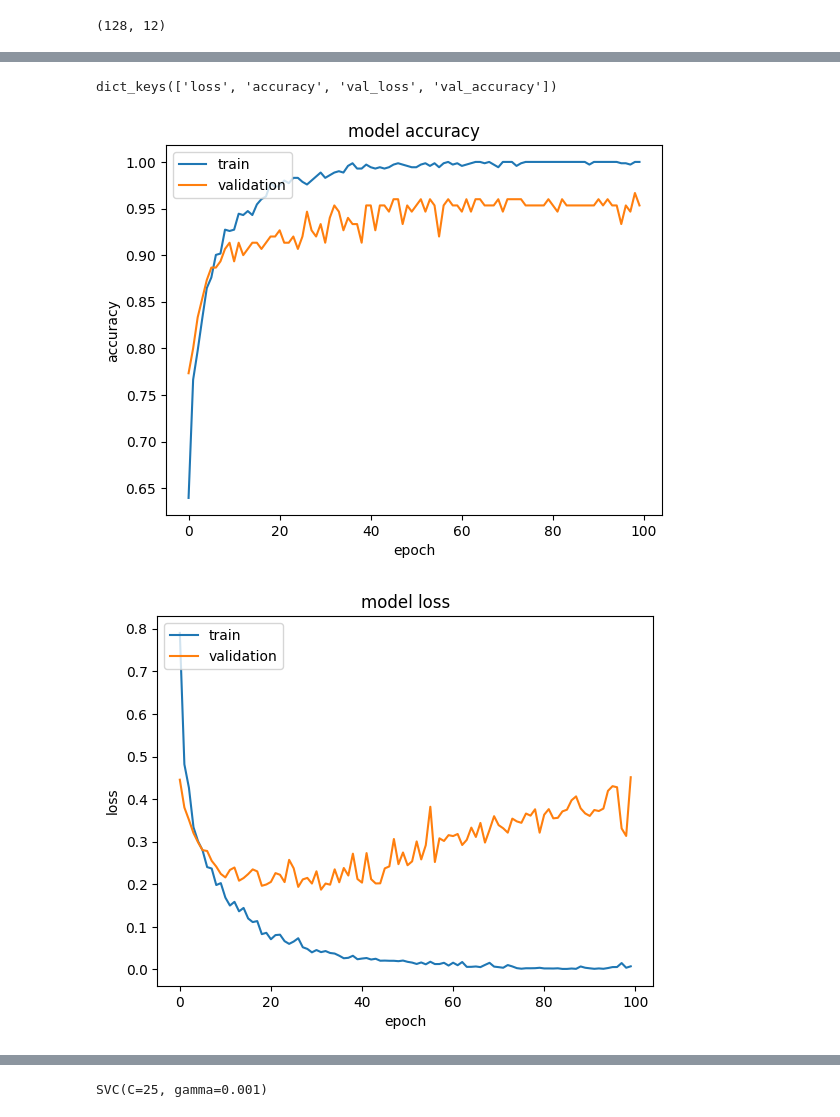
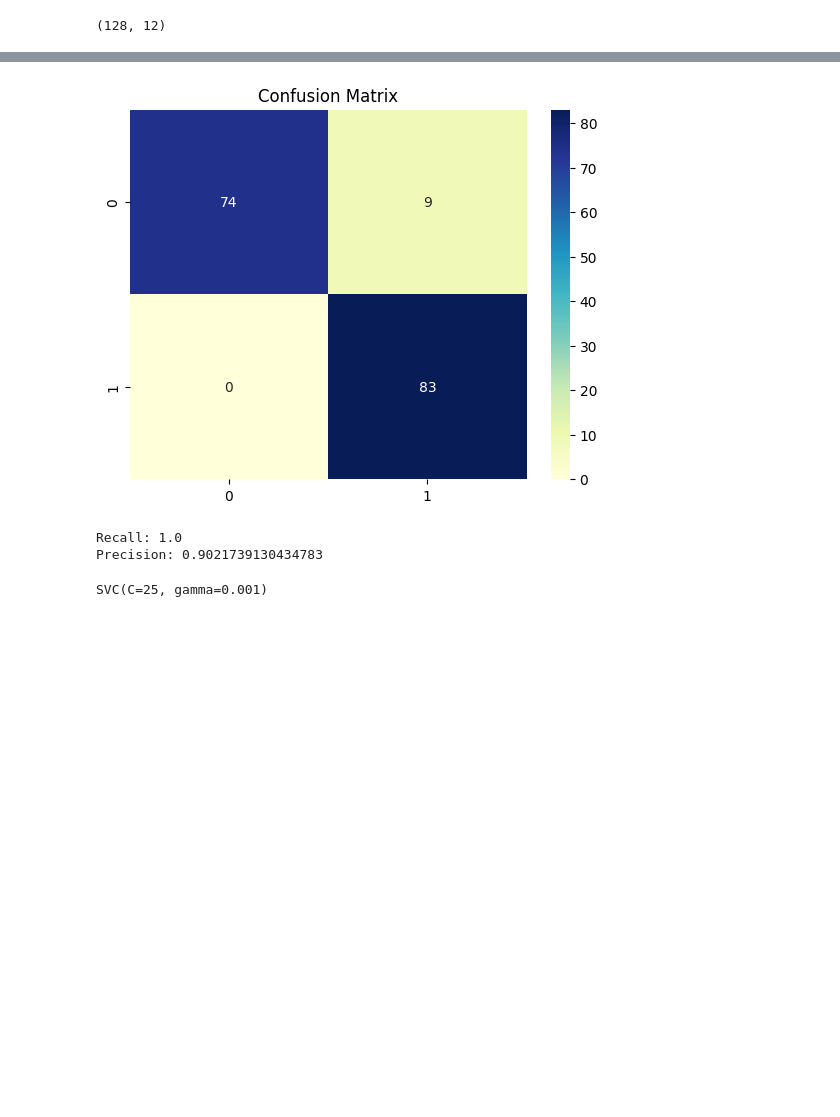
Before and after one commit to NhatChu-2002/Baby_Monitoring_System, a Jupyter notebook: Smart_cradle_system/last_train/Baby Cry Detection Model 128.ipynb, the cells around one changed output, grey strips where cells are left out. Saved outputs shown, nothing was run; the diff lists cells and outputs as text; code cells hidden in the pictures; blank space fills up the shorter version.

```diff
--- a/Smart_cradle_system/last_train/Baby Cry Detection Model 128.ipynb
+++ b/Smart_cradle_system/last_train/Baby Cry Detection Model 128.ipynb
@@ -450,22 +244,0 @@ model4.evaluate(train_x,train_y)
-# %%
-print(history.history.keys())
-#  "Accuracy"
-plt.plot(history.history['accuracy'])
-plt.plot(history.history['val_accuracy'])
-plt.title('model accuracy')
-plt.ylabel('accuracy')
-plt.xlabel('epoch')
-plt.legend(['train', 'validation'], loc='upper left')
-plt.show()
-# "Loss"
-plt.plot(history.history['loss'])
-plt.plot(history.history['val_loss'])
-plt.title('model loss')
-plt.ylabel('loss')
-plt.xlabel('epoch')
-plt.legend(['train', 'validation'], loc='upper left')
-plt.show()
-# %% [output]
-dict_keys(['loss', 'accuracy', 'val_loss', 'val_accuracy'])
-[figure, removed]
-[figure, removed]
@@ -476,0 +245,11 @@ model1.save_weights("cnn.h5")
+# %%
+y_pred = model1.predict(X_test)
+y_pred = np.where(y_pred >= 0.5, 1, 0)
+
+cm = confusion_matrix(test_y, y_pred)
+
+sns.heatmap(cm, annot=True, cmap="YlGnBu", fmt="d")
+plt.title("Confusion Matrix")
+
+plt.show()
+# %% [output]
@@ -477,3 +257,20 @@ model1.save_weights("cnn.h5")
+[figure, added]
+# %%
+TP = cm[1][1]
+FP = cm[0][1]
+TN = cm[0][0]
+FN = cm[1][0]
+
+# Tính recall
+recall = TP / (TP + FN)
+print("Recall:", recall)
+
+# Tính precision
+precision = TP / (TP + FP)
+print("Precision:", precision)
+# %% [output]
+Recall: 1.0
+Precision: 0.9021739130434783
 # %%
 from sklearn import svm
 
```
Also changed, not shown: parts of 44 cells of this notebook, 6 other files.
